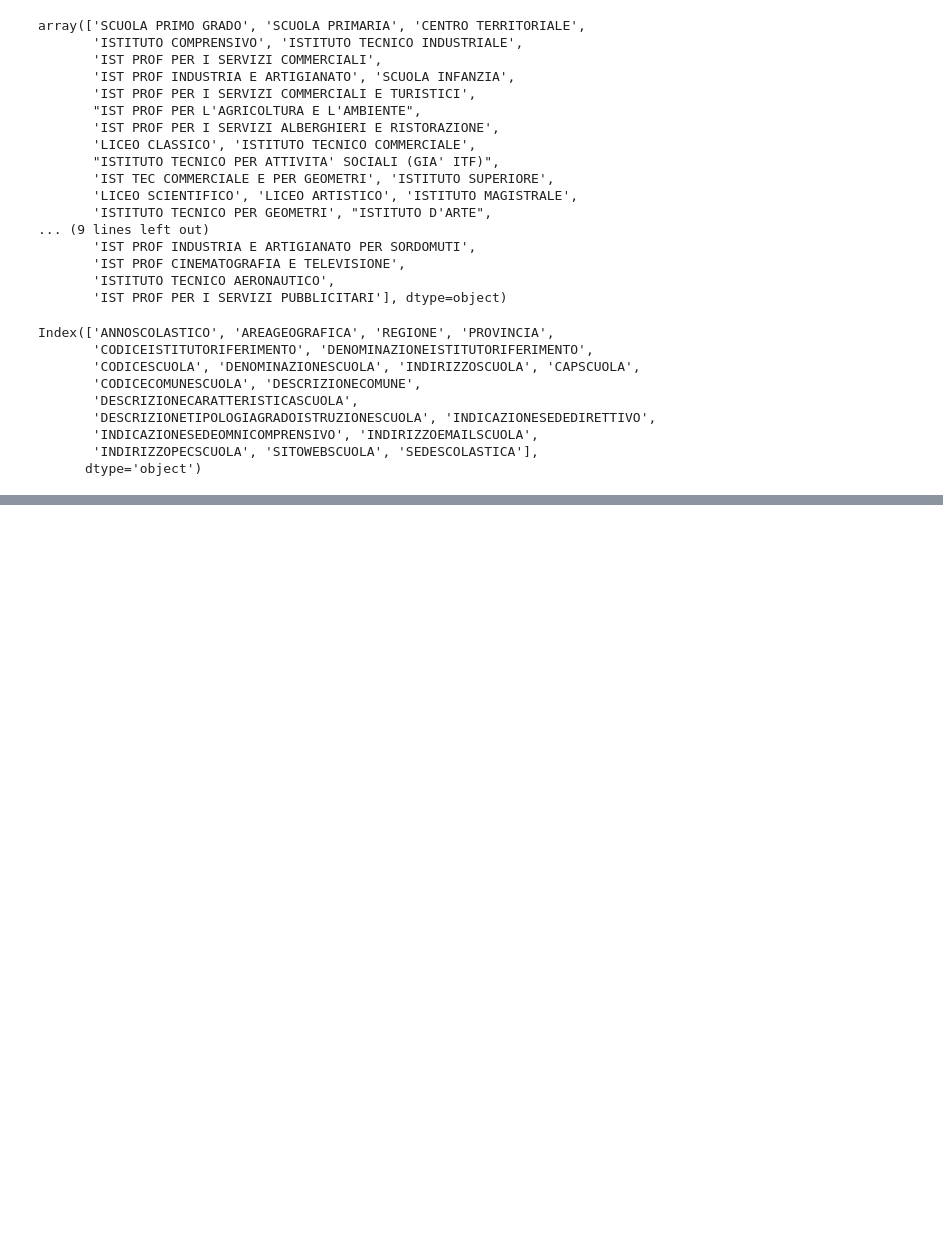
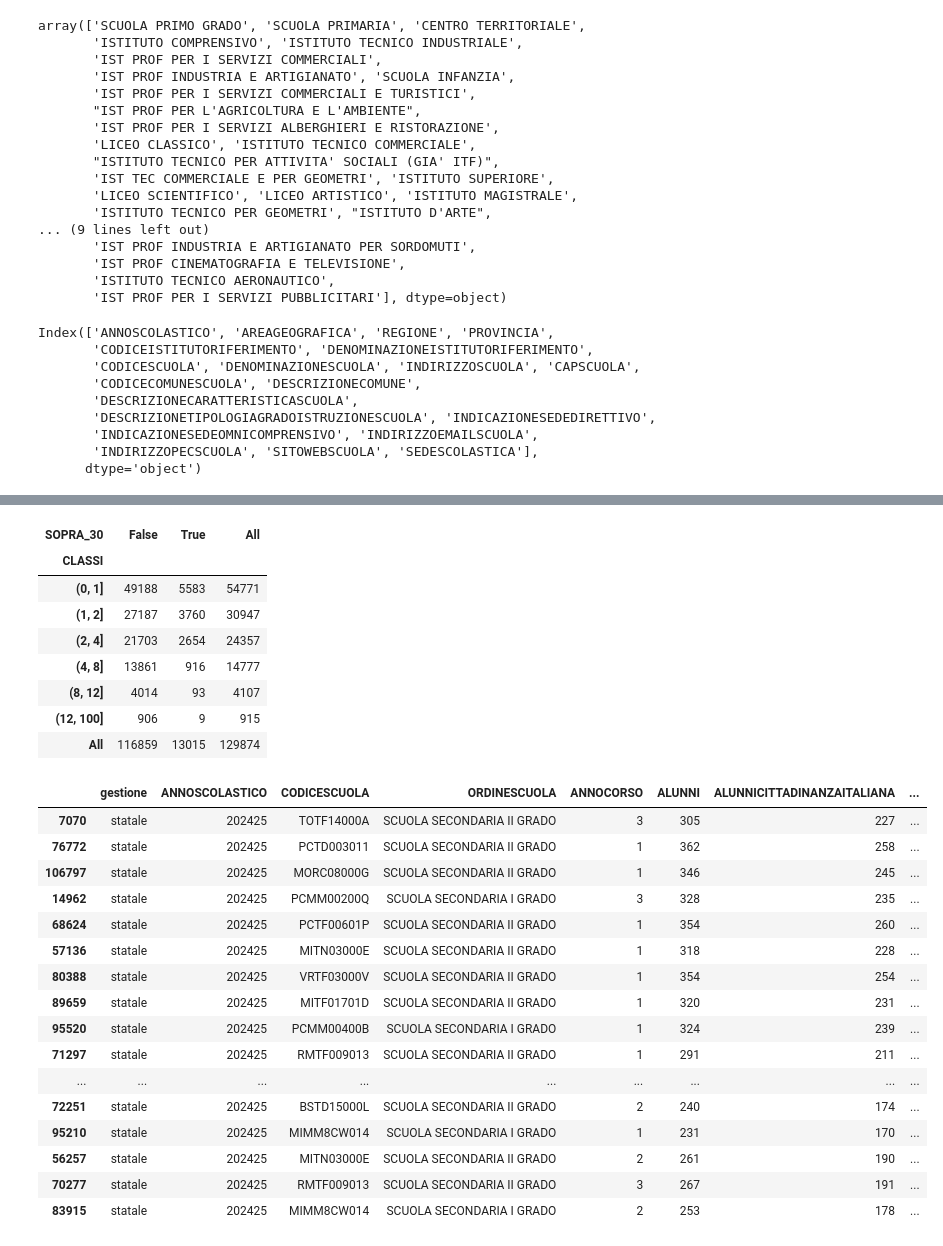
Before and after one commit to savaij/Valditara_e_le_sue_idee, a Jupyter notebook: src/temp.ipynb, the cells around one changed output, grey strips where cells are left out. Saved outputs shown, nothing was run; the diff lists cells and outputs as text; code cells hidden in the pictures; blank space fills up the shorter version.

```diff
--- a/src/temp.ipynb
+++ b/src/temp.ipynb
@@ -81,0 +190,40 @@ Index(['ANNOSCOLASTICO', 'AREAGEOGRAFICA', 'REGIONE', 'PROVINCIA',
+# %%
+chiave_cit = ['gestione', 'CODICESCUOLA', 'ORDINESCUOLA', 'ANNOCORSO']
+uc = cit.merge(
+    cla.rename(columns={'ANNOCORSOCLASSE': 'ANNOCORSO'})[chiave_cit + ['CLASSI', 'ALUNNI_CLASSI']],
+    on=chiave_cit, how='left',
+)
+uc['ALUNNI_PER_CLASSE'] = uc['ALUNNI'] / uc['CLASSI']
+
+# Distribuzione del numero di classi per unità, separando unità sopra/sotto soglia
+display(pd.crosstab(pd.cut(uc['CLASSI'], [0, 1, 2, 4, 8, 12, 100]), uc['SOPRA_30'], margins=True))
+
+# Unità con molte classi appena sotto soglia (25-30%): qui è probabile che qualche sezione sia sopra il 30%
+uc[(uc['CLASSI'] >= 4) & uc['QUOTA'].between(0.25, 0.30)].sort_values('CLASSI', ascending=False).head(20)
+# %% [output]
+| SOPRA_30 | False | True | All |
+| CLASSI |  |  |  |
+| (0, 1] | 49188 | 5583 | 54771 |
+| (1, 2] | 27187 | 3760 | 30947 |
+| (2, 4] | 21703 | 2654 | 24357 |
+| (4, 8] | 13861 | 916 | 14777 |
+| (8, 12] | 4014 | 93 | 4107 |
+| (12, 100] | 906 | 9 | 915 |
+| All | 116859 | 13015 | 129874 |
+|  | gestione | ANNOSCOLASTICO | CODICESCUOLA | ORDINESCUOLA | ANNOCORSO | ALUNNI | ALUNNICITTADINANZAITALIANA | ... |
+| 7070 | statale | 202425 | TOTF14000A | SCUOLA SECONDARIA II GRADO | 3 | 305 | 227 | ... |
+| 76772 | statale | 202425 | PCTD003011 | SCUOLA SECONDARIA II GRADO | 1 | 362 | 258 | ... |
+| 106797 | statale | 202425 | MORC08000G | SCUOLA SECONDARIA II GRADO | 1 | 346 | 245 | ... |
+| 14962 | statale | 202425 | PCMM00200Q | SCUOLA SECONDARIA I GRADO | 3 | 328 | 235 | ... |
+| 68624 | statale | 202425 | PCTF00601P | SCUOLA SECONDARIA II GRADO | 1 | 354 | 260 | ... |
+| 57136 | statale | 202425 | MITN03000E | SCUOLA SECONDARIA II GRADO | 1 | 318 | 228 | ... |
+| 80388 | statale | 202425 | VRTF03000V | SCUOLA SECONDARIA II GRADO | 1 | 354 | 254 | ... |
+| 89659 | statale | 202425 | MITF01701D | SCUOLA SECONDARIA II GRADO | 1 | 320 | 231 | ... |
+| 95520 | statale | 202425 | PCMM00400B | SCUOLA SECONDARIA I GRADO | 1 | 324 | 239 | ... |
+| 71297 | statale | 202425 | RMTF009013 | SCUOLA SECONDARIA II GRADO | 1 | 291 | 211 | ... |
+| ... | ... | ... | ... | ... | ... | ... | ... | ... |
+| 72251 | statale | 202425 | BSTD15000L | SCUOLA SECONDARIA II GRADO | 2 | 240 | 174 | ... |
+| 95210 | statale | 202425 | MIMM8CW014 | SCUOLA SECONDARIA I GRADO | 1 | 231 | 170 | ... |
+| 56257 | statale | 202425 | MITN03000E | SCUOLA SECONDARIA II GRADO | 2 | 261 | 190 | ... |
+| 70277 | statale | 202425 | RMTF009013 | SCUOLA SECONDARIA II GRADO | 3 | 267 | 191 | ... |
+| 83915 | statale | 202425 | MIMM8CW014 | SCUOLA SECONDARIA I GRADO | 2 | 253 | 178 | ... |
```
Also changed, not shown: parts of 43 cells of this notebook, 25 other files.
